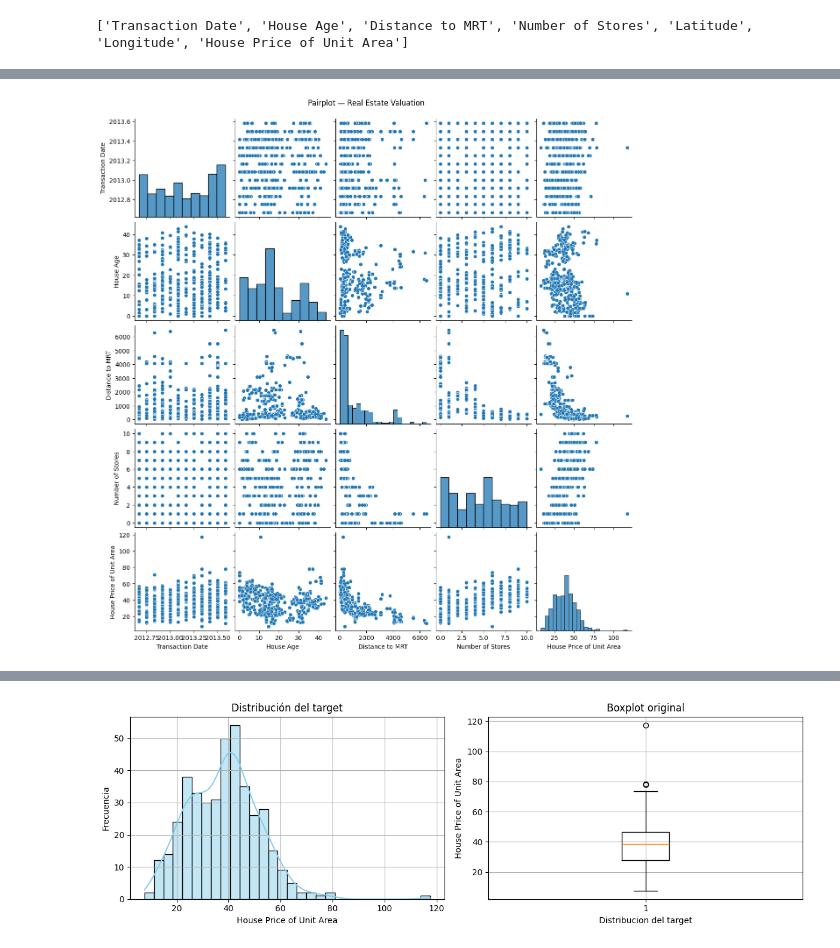
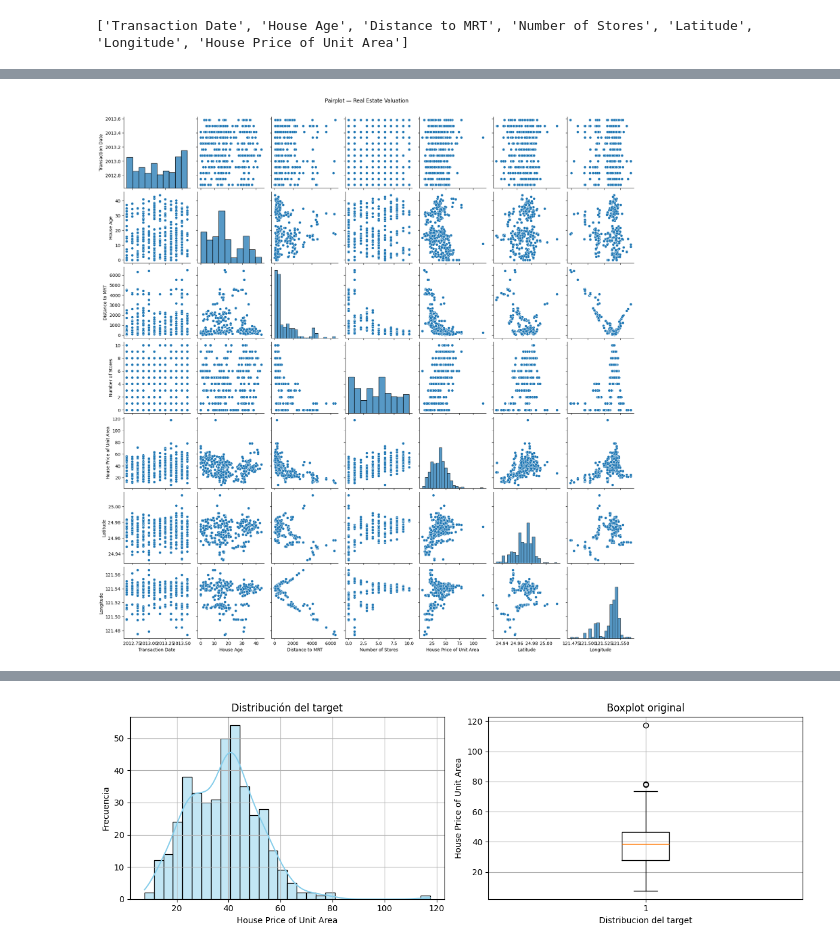
Before and after one commit to BabylonFushi/Sindian-Dataset, a Jupyter notebook: .ipynb, the cells around one changed output, grey strips where cells are left out. Drawn from its saved outputs; the diff is of its cells as text; code cells hidden in the pictures.

```diff
--- a/.ipynb
+++ b/.ipynb
@@ -173,6 +271,6 @@ print(df.columns.tolist())
 # %%
-sns.pairplot(df[["Transaction Date", "House Age", "Distance to MRT", "Number of Stores", "House Price of Unit Area"]])
+sns.pairplot(df[["Transaction Date", "House Age", "Distance to MRT", "Number of Stores", "House Price of Unit Area", "Latitude", "Longitude"]])
 plt.suptitle('Pairplot — Real Estate Valuation', y=1.02)
 plt.show()
 # %% [output]
-[figure, old version]
+[figure, new version]
```
Also changed, not shown: parts of 162 cells of this notebook.
